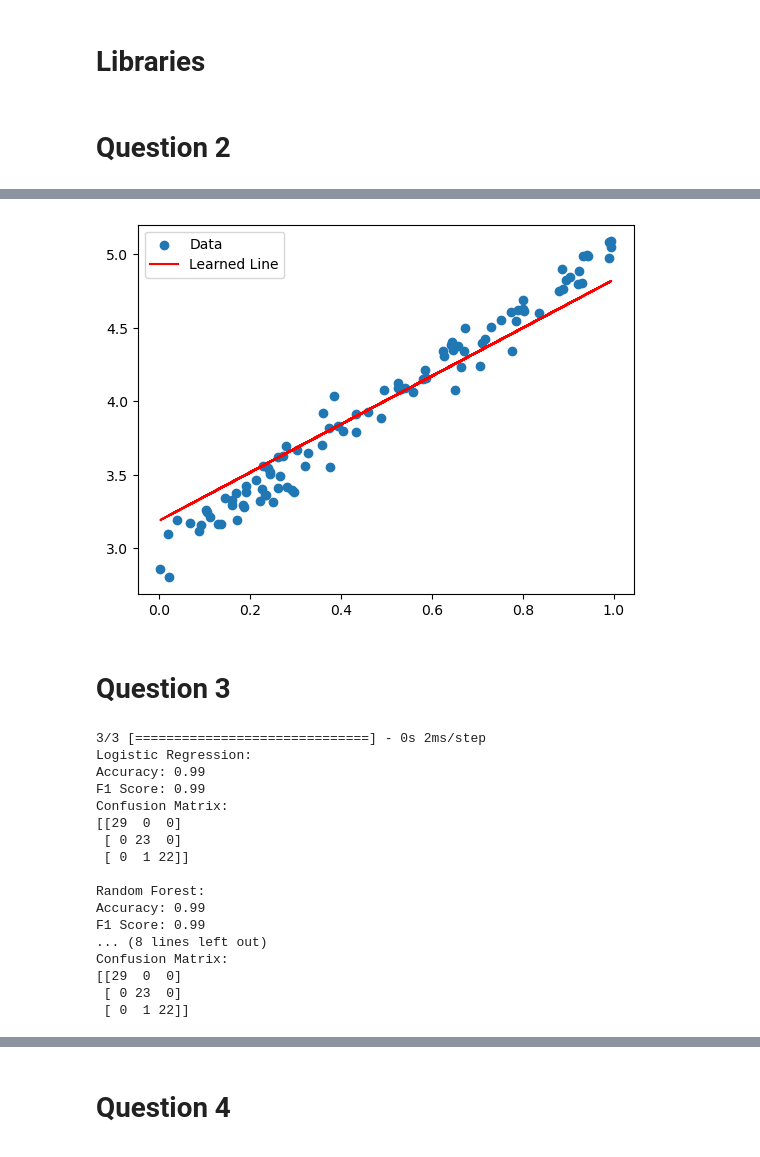
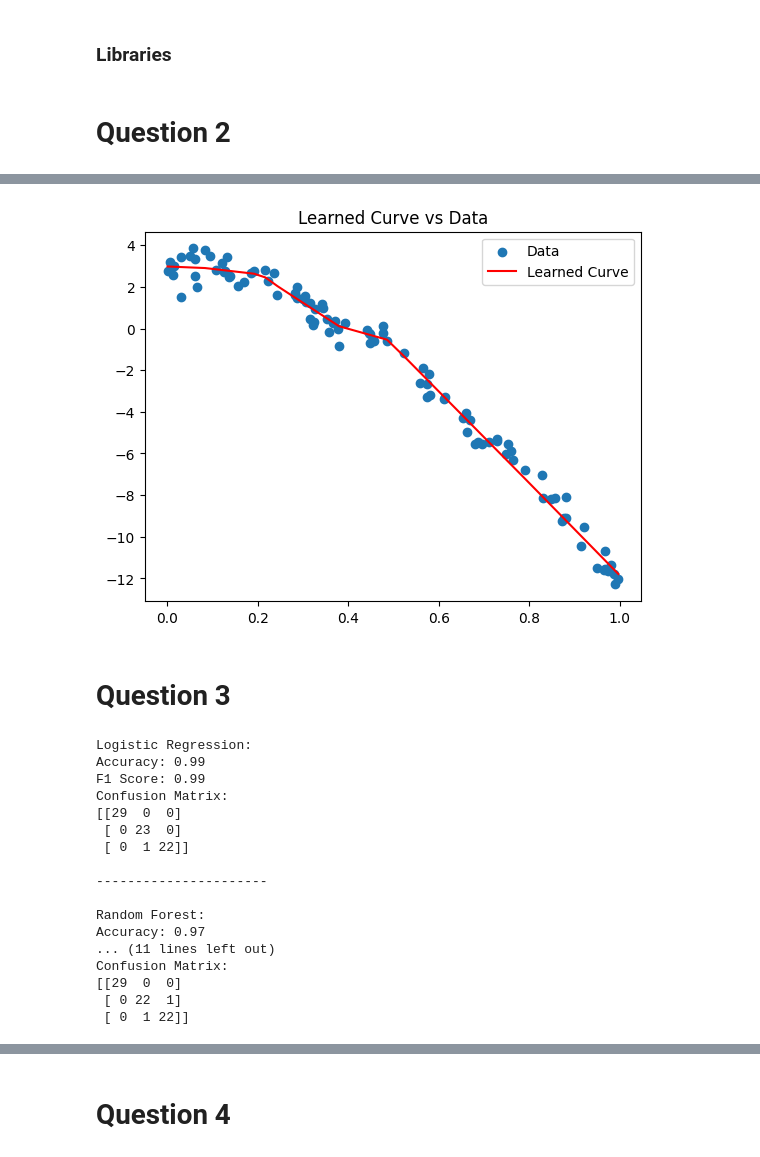
Before and after one commit to samswain2/MSiA-SQ, a Jupyter notebook: MSiA 432/01_homeworks/02_hw/hw02.ipynb, the cells around one changed output, grey strips where cells are left out. Drawn from its saved outputs; the diff is of its cells as text; code cells hidden in the pictures.

```diff
--- a/MSiA 432/01_homeworks/02_hw/hw02.ipynb
+++ b/MSiA 432/01_homeworks/02_hw/hw02.ipynb
@@ -1,2 +4,2 @@
 # %% [markdown]
-# Libraries
+### Libraries
@@ -11,42 +25,51 @@ from keras.layers import Dense
 # %%
 # Create synthetic dataset
 X = np.random.rand(100, 1)
-y = 2 * X + 3 + np.random.randn(100, 1) * 0.1
+y = 5 * X**3 - 20 * X**2 + 3 + np.random.randn(100, 1) * 0.5
 
-# Initialize the weights and bias
-W = tf.Variable(tf.random.normal([1]))
-b = tf.Variable(tf.zeros([1]))
+# Initialize the weights and biases
+W1 = tf.Variable(tf.random.normal([1, 20]))
+b1 = tf.Variable(tf.zeros([20]))
+W2 = tf.Variable(tf.random.normal([20, 10]))
+b2 = tf.Variable(tf.zeros([10]))
+W3 = tf.Variable(tf.random.normal([10, 1]))
+b3 = tf.Variable(tf.zeros([1]))
 
-# Define the linear model
-def linear_model(x):
-    return x * W + b
+# Define the neural network
+def neural_network(x):
+    x = tf.cast(x, tf.float32)
+    layer1 = tf.nn.relu(tf.matmul(x, W1) + b1)
+    layer2 = tf.nn.relu(tf.matmul(layer1, W2) + b2)
+    output = tf.matmul(layer2, W3) + b3
+    return output
 
 # Define the loss function (Mean Squared Error)
 def loss_fn(y_true, y_pred):
     return tf.reduce_mean(tf.square(y_true - y_pred))
 
 # Define the optimizer (Stochastic Gradient Descent)
-optimizer = tf.optimizers.SGD(learning_rate=0.1)
+optimizer = tf.optimizers.SGD(learning_rate=0.01)
 
 # Training loop
-epochs = 100
+epochs = 1000
 for epoch in range(epochs):
     with tf.GradientTape() as tape:
-        y_pred = linear_model(X)
+        y_pred = neural_network(X)
         loss = loss_fn(y, y_pred)
 
     # Calculate gradients
-    gradients = tape.gradient(loss, [W, b])
+    gradients = tape.gradient(loss, [W1, b1, W2, b2, W3, b3])
 
-    # Update weights and bias
-    optimizer.apply_gradients(zip(gradients, [W, b]))
+    # Update weights and biases
+    optimizer.apply_gradients(zip(gradients, [W1, b1, W2, b2, W3, b3]))
 
-    if (epoch + 1) % 20 == 0:
+    if (epoch + 1) % 100 == 0:
         print(f'Epoch: {epoch+1}, Loss: {loss.numpy()}')
 
-# Plot the data and the learned regression line
+# Plot the data and the learned regression curve
 plt.scatter(X, y, label="Data")
-plt.plot(X, linear_model(X), color="red", label="Learned Line")
+plt.plot(np.sort(X, axis=0), neural_network(np.sort(X, axis=0)), color="red", label="Learned Curve")
+plt.title("Learned Curve vs Data")
 plt.legend()
 plt.show()
 # %% [output]
@@ -58,4 +86,4 @@ Epoch: 100, Loss: 0.025892410427331924
-[figure, old version]
+[figure, new version]
 # %% [markdown]
 # Question 3
 # %%
@@ -67,13 +95,6 @@ model.add(Dense(3, activation='softmax'))
 
 # Compile the model
 model.compile(loss='categorical_crossentropy', optimizer='adam', metrics=['accuracy'])
-
-from sklearn.datasets import load_iris
-from sklearn.model_selection import train_test_split
-from sklearn.preprocessing import StandardScaler, OneHotEncoder
-from sklearn.metrics import accuracy_score, f1_score, confusion_matrix
-from sklearn.linear_model import LogisticRegression
-from sklearn.ensemble import RandomForestClassifier
 
 # Load Iris dataset
 iris = load_iris()
@@ -101,7 +122,7 @@ encoder = OneHotEncoder()
 y_train_encoded = encoder.fit_transform(y_train.reshape(-1, 1)).toarray()
 y_test_encoded = encoder.transform(y_test.reshape(-1, 1)).toarray()
 history = model.fit(X_train_scaled, y_train_encoded, epochs=150, batch_size=10, verbose=0)
-keras_pred_probs = model.predict(X_test_scaled)
+keras_pred_probs = model.predict(X_test_scaled, verbose=0)
 keras_pred = np.argmax(keras_pred_probs, axis=-1)
 
 # Model performance metrics
@@ -114,12 +135,19 @@ for model_name, (predictions, true_labels) in models.items():
     f1 = f1_score(true_labels, predictions, average='weighted')
     conf_matrix = confusion_matrix(true_labels, predictions)
 
-    print(f"{model_name}:\n"
-          f"Accuracy: {accuracy:.2f}\n"
-          f"F1 Score: {f1:.2f}\n"
-          f"Confusion Matrix:\n{conf_matrix}\n")
+    if model_name != "Keras Deep Learning":
+        print(f"{model_name}:\n"
+        f"Accuracy: {accuracy:.2f}\n"
+        f"F1 Score: {f1:.2f}\n"
+        f"Confusion Matrix:\n{conf_matrix}\n"
+        f"\n----------------------\n")
+
+    else:
+        print(f"{model_name}:\n"
+            f"Accuracy: {accuracy:.2f}\n"
+            f"F1 Score: {f1:.2f}\n"
+            f"Confusion Matrix:\n{conf_matrix}\n")
 # %% [output]
-3/3 [==============================] - 0s 2ms/step
 Logistic Regression:
 Accuracy: 0.99
 F1 Score: 0.99
@@ -128,11 +156,12 @@ Confusion Matrix:
  [ 0 23  0]
  [ 0  1 22]]
 
+----------------------
+
 Random Forest:
-Accuracy: 0.99
-F1 Score: 0.99
-... (8 lines left out)
+Accuracy: 0.97
+... (11 lines left out)
 Confusion Matrix:
 [[29  0  0]
- [ 0 23  0]
+ [ 0 22  1]
  [ 0  1 22]]
```
Also changed, not shown: parts of 8 cells of this notebook, 20 other files.
